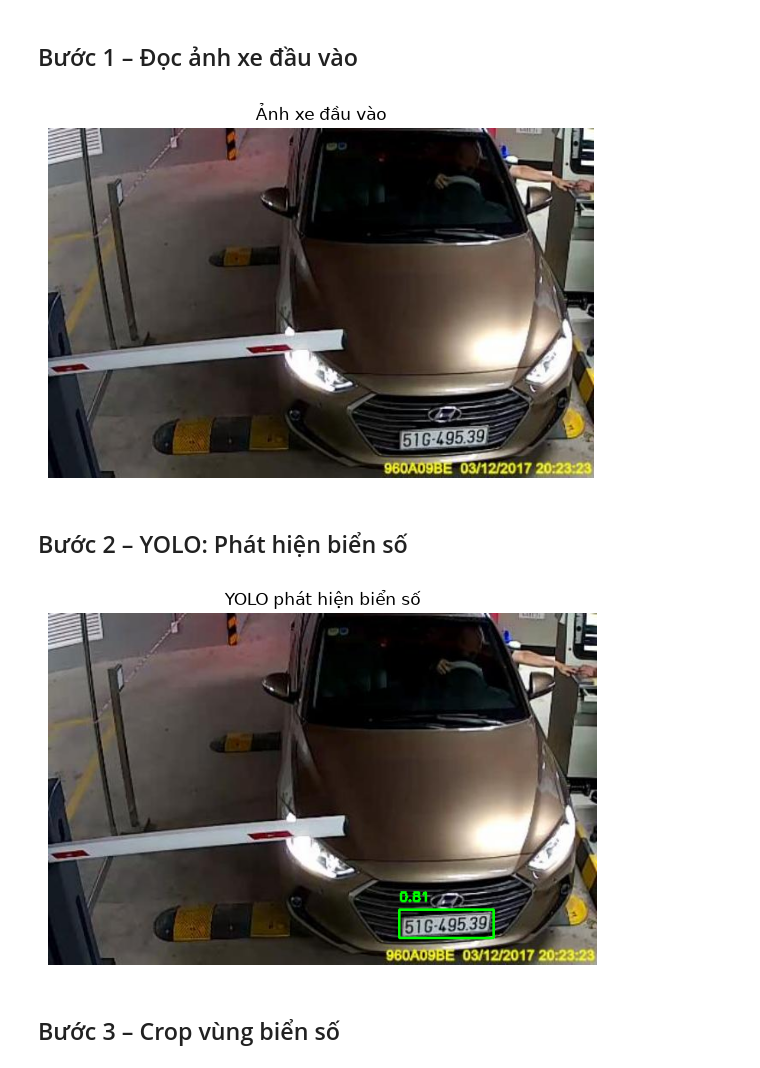
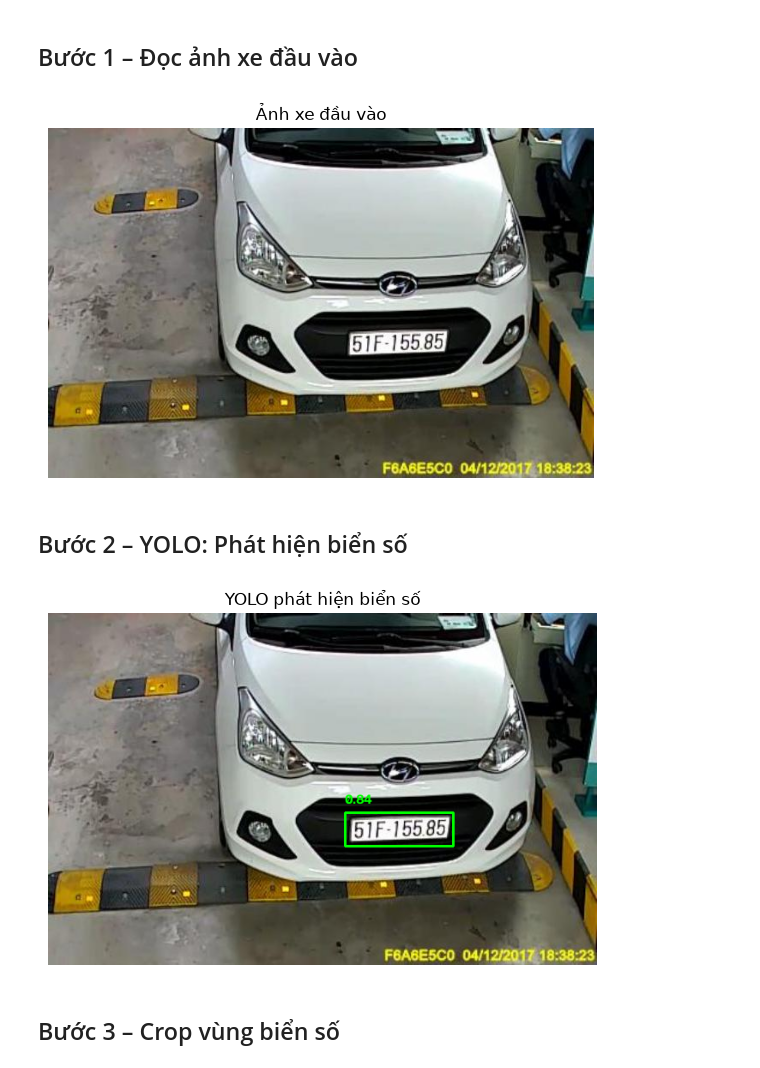
Before and after one commit to thevvq/SmartParkingCV, a Jupyter notebook: pipeline_notebook.ipynb, the cells around one changed output. Saved outputs shown, nothing was run; the diff lists cells and outputs as text; code cells hidden in the pictures.

```diff
--- a/pipeline_notebook.ipynb
+++ b/pipeline_notebook.ipynb
@@ -51,14 +51,14 @@ Import OK!
 ## Bước 1 – Đọc ảnh xe đầu vào
 # %%
 # ===== THAY ĐỔI ĐƯỜNG DẪN ẢNH Ở ĐÂY =====
-IMG_PATH = os.path.join('valid', 'images', os.listdir(os.path.join('valid', 'images'))[15])
+IMG_PATH = os.path.join('valid', 'images', os.listdir(os.path.join('valid', 'images'))[86])
 
 img_bgr = cv2.imread(IMG_PATH)
 assert img_bgr is not None, f'Không đọc được ảnh: {IMG_PATH}'
 
 show('Ảnh xe đầu vào', img_bgr)
 # %% [output]
-[figure, old version]
+[figure, new version]
 # %% [markdown]
 ## Bước 2 – YOLO: Phát hiện biển số
 # %%
@@ -67,7 +67,7 @@ img_drawn = detector.detect_and_draw(img_bgr)
 
 show('YOLO phát hiện biển số', img_drawn)
 # %% [output]
-[figure, old version]
+[figure, new version]
 # %% [markdown]
 ## Bước 3 – Crop vùng biển số
 # %%
```
Also changed, not shown: parts of 10 cells of this notebook, 1 other file.
